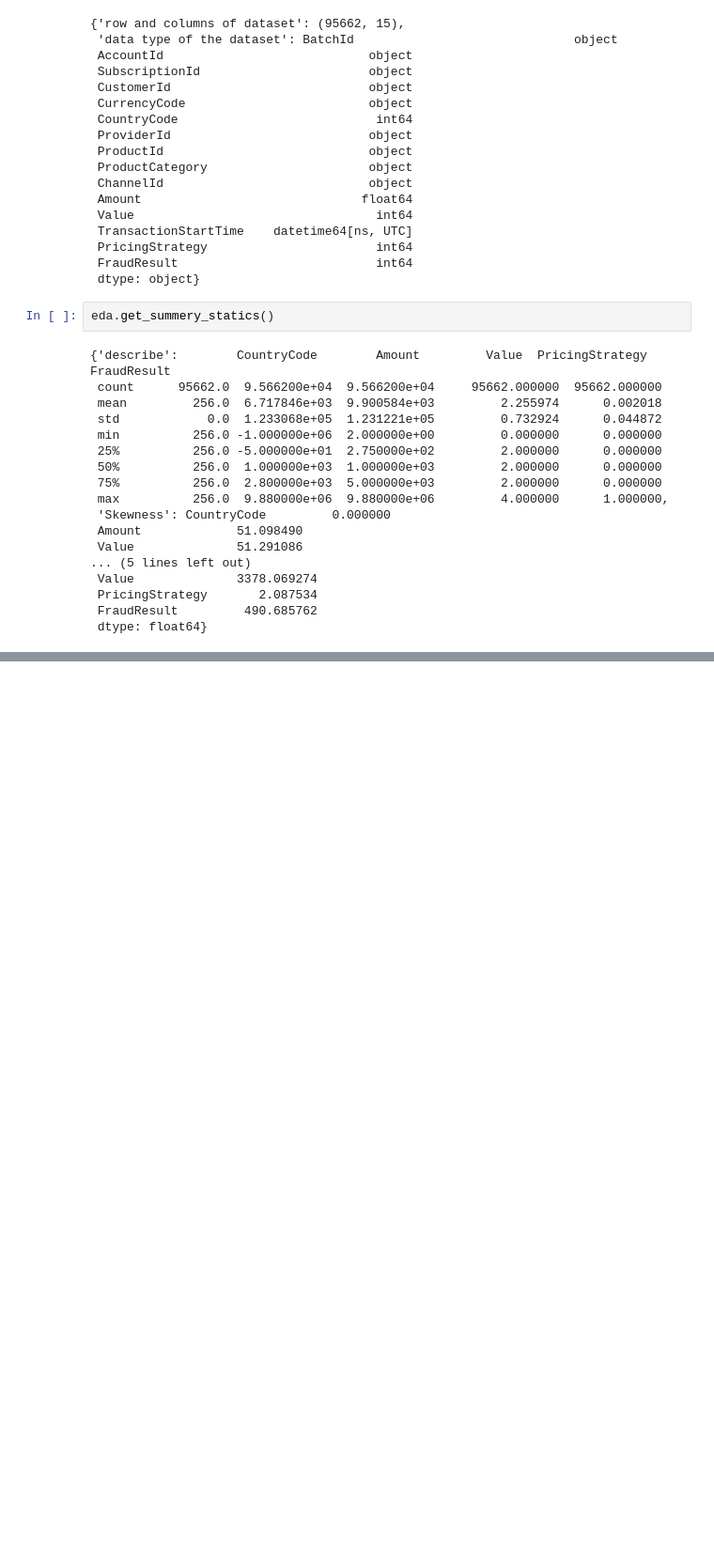
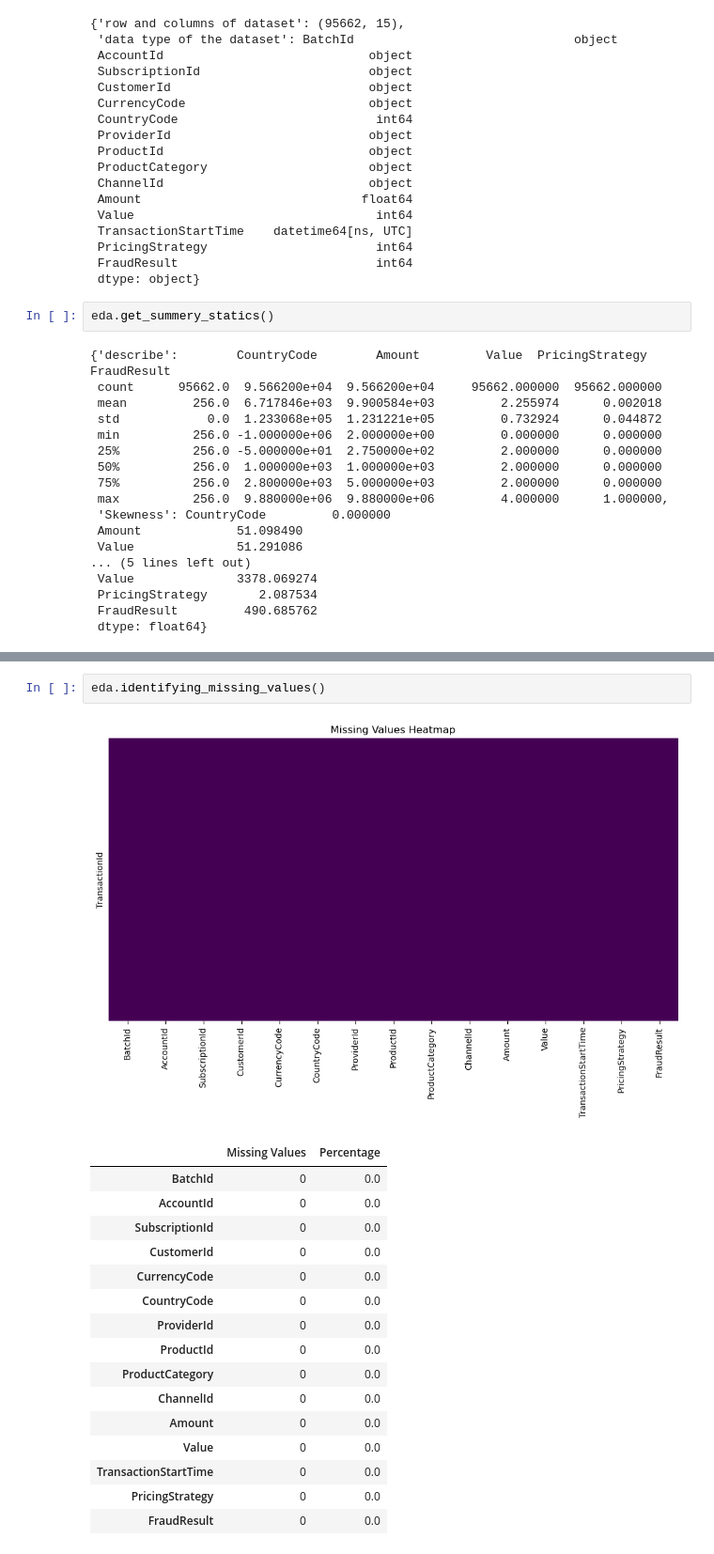
Before and after one commit to HabibiGirum/Bati-Bank-Credit-Scoring-Model, a Jupyter notebook: notebooks/analysis.ipynb, the cells around one changed output, grey strips where cells are left out. Shown at 94% size. Cells and saved outputs as stored; diff of their text form; blank space fills up the shorter version.

```diff
--- a/notebooks/analysis.ipynb
+++ b/notebooks/analysis.ipynb
@@ -63,0 +90,20 @@ eda.plot_distribution_of_each_column()
+# %%
+eda.identifying_missing_values()
+# %% [output]
+[figure, added]
+|  | Missing Values | Percentage |
+| BatchId | 0 | 0.0 |
+| AccountId | 0 | 0.0 |
+| SubscriptionId | 0 | 0.0 |
+| CustomerId | 0 | 0.0 |
+| CurrencyCode | 0 | 0.0 |
+| CountryCode | 0 | 0.0 |
+| ProviderId | 0 | 0.0 |
+| ProductId | 0 | 0.0 |
+| ProductCategory | 0 | 0.0 |
+| ChannelId | 0 | 0.0 |
+| Amount | 0 | 0.0 |
+| Value | 0 | 0.0 |
+| TransactionStartTime | 0 | 0.0 |
+| PricingStrategy | 0 | 0.0 |
+| FraudResult | 0 | 0.0 |
```
Also changed, not shown: parts of 4 cells of this notebook, 4 other files.
